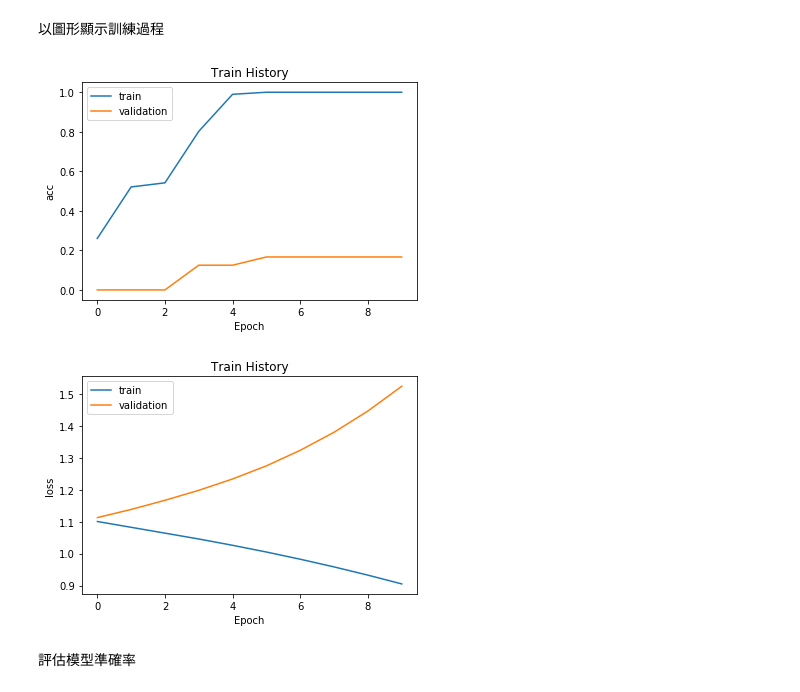
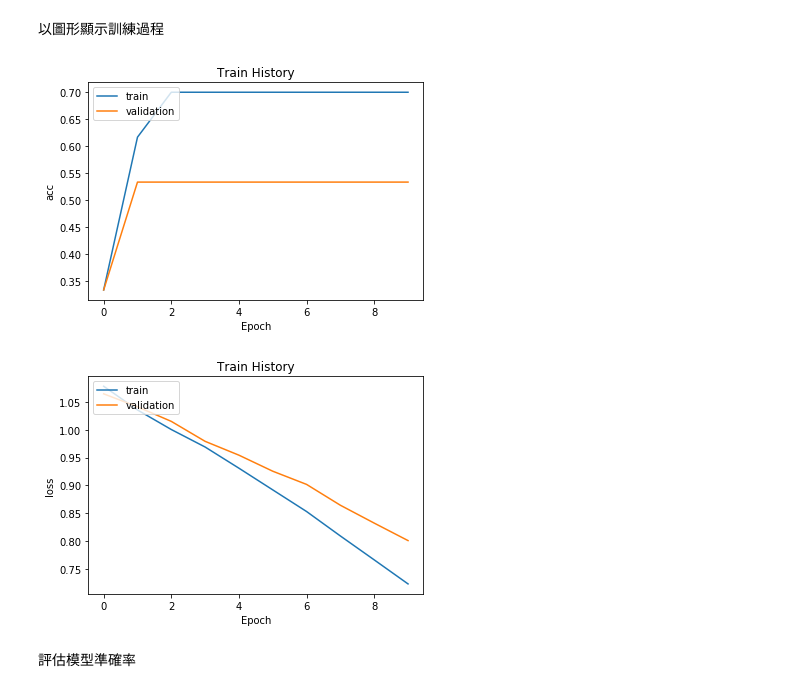
Before and after one commit to 3a532012/DL_HW05, a Jupyter notebook: DL_HW05.ipynb, the cells around one changed output. Cells and saved outputs as stored; diff of their text form; code cells hidden in the pictures.

```diff
--- a/DL_HW05.ipynb
+++ b/DL_HW05.ipynb
@@ -39,9 +39,11 @@ filename=檔案放在哪裡
 # %% [markdown]
 資料預先處理
 # %%
-x_train_data=iris.data[:120]
-y_train_label=iris.target[0:120]
-x_test_data=iris.data[120:150]
-y_test_label=iris.target[120:150]
+p=np.random.permutation(150)
+q=np.random.permutation(120)
+x_train_data=iris.data[p]
+y_train_label=iris.target[p]
+x_test_data=iris.data[q]
+y_test_label=iris.target[q]
 print(x_test_data)
 # %% [output]
@@ -102,5 +104,5 @@ WARNING:tensorflow:From D:\Anaconda3\envs\tf1\lib\site-packages\keras\backend\te
 # %%
-model.add(Dense(units=100,
+model.add(Dense(units=900,
                 input_dim=4,
                 kernel_initializer='normal',
                 activation='relu'))
@@ -173,11 +175,11 @@ def show_train_history(train_history,train,validation):
 # %%
 show_train_history(train_history,'acc','val_acc')
 # %% [output]
-[figure, old version]
+[figure, new version]
 # %%
-show_train_history(train_history,'loss','val_loss')進行預測
+show_train_history(train_history,'loss','val_loss')
 # %% [output]
-[figure, old version]
+[figure, new version]
 # %% [markdown]
 評估模型準確率
 # %%
```
Also changed, not shown: parts of 13 cells of this notebook.
